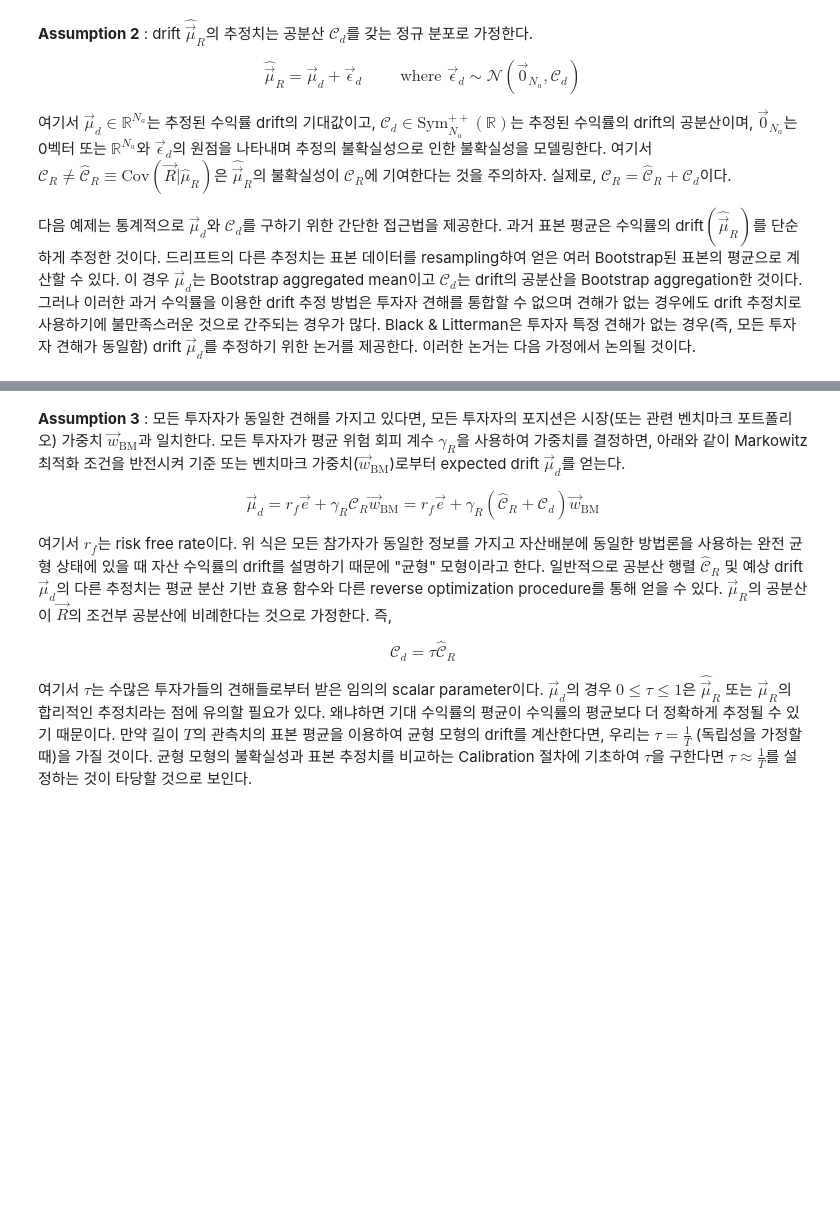
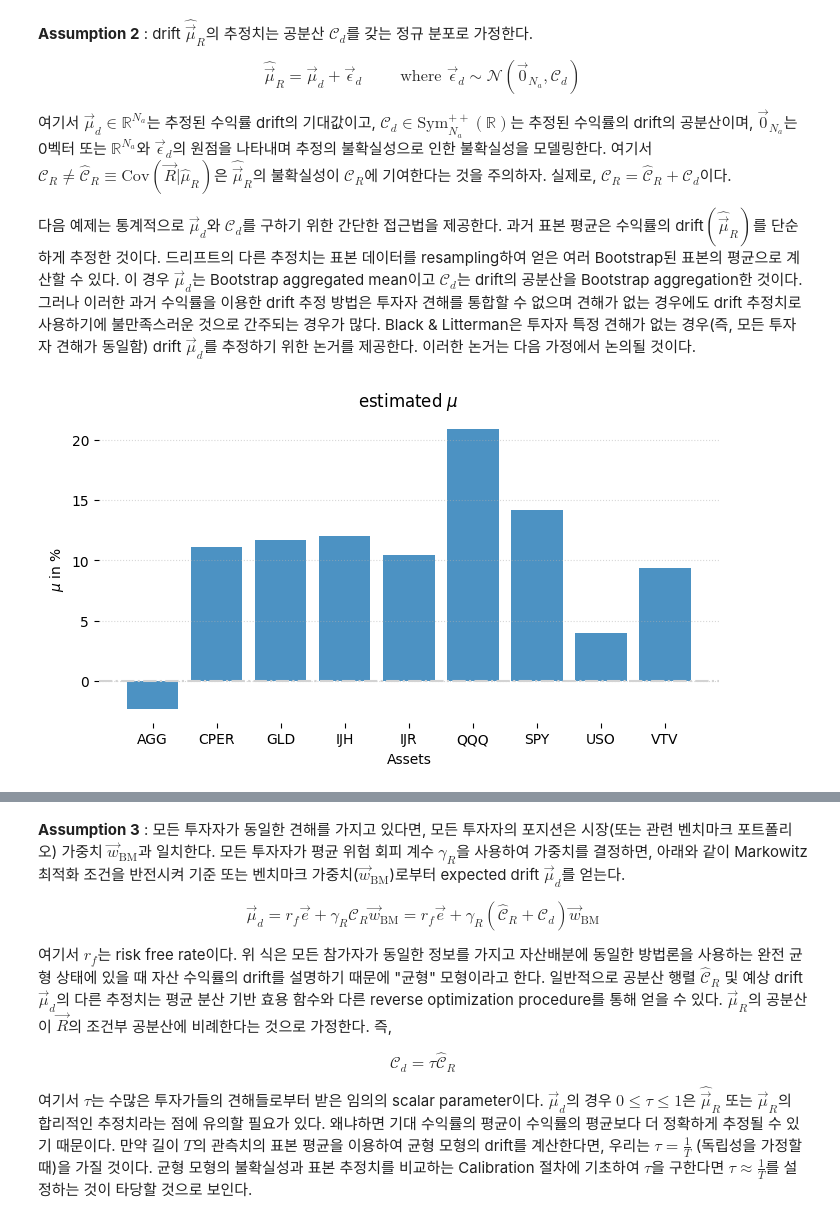
Before and after one commit to Tommylee1013/QuantFinanceResearch, a Jupyter notebook: A Geometric Approach To Asset Allocation with Investor Views/01ReviewOfBlackLittermanModels.ipynb, the cells around one changed output, grey strips where cells are left out. Cells and saved outputs as stored; diff of their text form; code cells hidden in the pictures; blank space fills up the shorter version.

```diff
--- a/A Geometric Approach To Asset Allocation with Investor Views/01ReviewOfBlackLittermanModels.ipynb
+++ b/A Geometric Approach To Asset Allocation with Investor Views/01ReviewOfBlackLittermanModels.ipynb
@@ -68,3 +134,35 @@ $$\widehat{\vec{\mu}}_R = \vec{\mu}_d + \vec{\epsilon}_d \qquad \text{ where  }
 여기서 $\vec{\mu}_d \in \mathbb{R}^{N_a}$는 추정된 수익률 drift의 기대값이고, $\mathscr{C}_d \in \text{Sym}_{N_a}^{++} \left( \mathbb{R} \right)$는 추정된 수익률의 drift의 공분산이며, $\vec{0}_{N_a}$는 0벡터 또는 $\mathbb{R}^{N_a}$와 $\vec{\epsilon}_d$의 원점을 나타내며 추정의 불확실성으로 인한 불확실성을 모델링한다. 여기서 $\mathscr{C}_R \neq \widehat{\mathscr{C}}_R \equiv \text{Cov} \left( \vec{R} \vert \widehat{\mu}_R \right)$은 $\widehat{\vec{\mu}}_R$의 불확실성이 $\mathscr{C}_R$에 기여한다는 것을 주의하자. 실제로, $\mathscr{C}_R = \widehat{\mathscr{C}}_R + \mathscr{C}_d$이다.
 
 다음 예제는 통계적으로 $\vec{\mu}_d$와 $\mathscr{C}_d$를 구하기 위한 간단한 접근법을 제공한다. 과거 표본 평균은 수익률의 drift$(\widehat{\vec{\mu}}_R)$를 단순하게 추정한 것이다. 드리프트의 다른 추정치는 표본 데이터를 resampling하여 얻은 여러 Bootstrap된 표본의 평균으로 계산할 수 있다. 이 경우 $\vec{\mu}_d$는 Bootstrap aggregated mean이고 $\mathscr{C}_d$는 drift의 공분산을 Bootstrap aggregation한 것이다. 그러나 이러한 과거 수익률을 이용한 drift 추정 방법은 투자자 견해를 통합할 수 없으며 견해가 없는 경우에도 drift 추정치로 사용하기에 불만족스러운 것으로 간주되는 경우가 많다. Black & Litterman은 투자자 특정 견해가 없는 경우(즉, 모든 투자자 견해가 동일함) drift $\vec{\mu}_d$를 추정하기 위한 논거를 제공한다. 이러한 논거는 다음 가정에서 논의될 것이다.
+# %%
+from sklearn.utils import resample
+
+def estimate_drift_parameters(returns, n_bootstrap = 1000):
+    bootstrap_means = np.array([np.mean(resample(returns), axis=0) for _ in range(n_bootstrap)])
+    mu_d = np.mean(bootstrap_means, axis=0)  # Bootstrap aggregated mean
+    C_d = np.cov(bootstrap_means.T) # covariance
+    return mu_d, C_d
+# %%
+mu_d, cov_d = estimate_drift_parameters(ret)
+# %%
+mu_d = mu_d * 252
+cov_d = cov_d * 252
+# %%
+fig, ax = plt.subplots(figsize = (8, 4))
+ax.bar(
+    ret.columns,
+    mu_d * 100,
+    width = 0.8,
+    alpha = 0.8
+)
+for spine in ax.spines.values():
+    spine.set_visible(False)
+ax.grid(False)
+ax.yaxis.grid(True, ls = ':', alpha = 0.5)
+plt.axhline(0, ls = '-.', color = 'lightgray')
+plt.title(r'estimated $\mu$')
+plt.xlabel('Assets')
+plt.ylabel(r'$\mu$ in %')
+plt.show()
+# %% [output]
+[figure, added]
```
Also changed, not shown: parts of 12 cells of this notebook.
